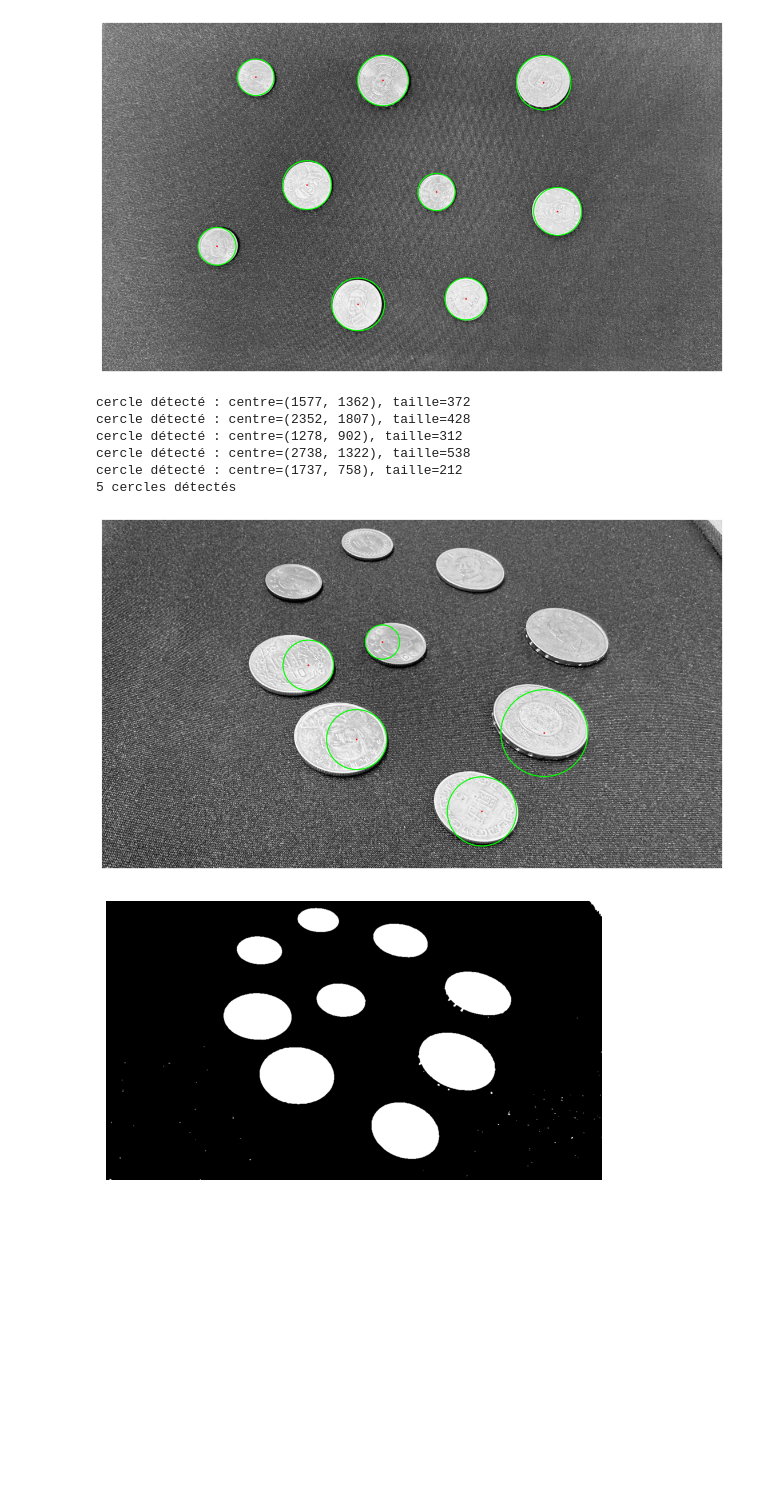
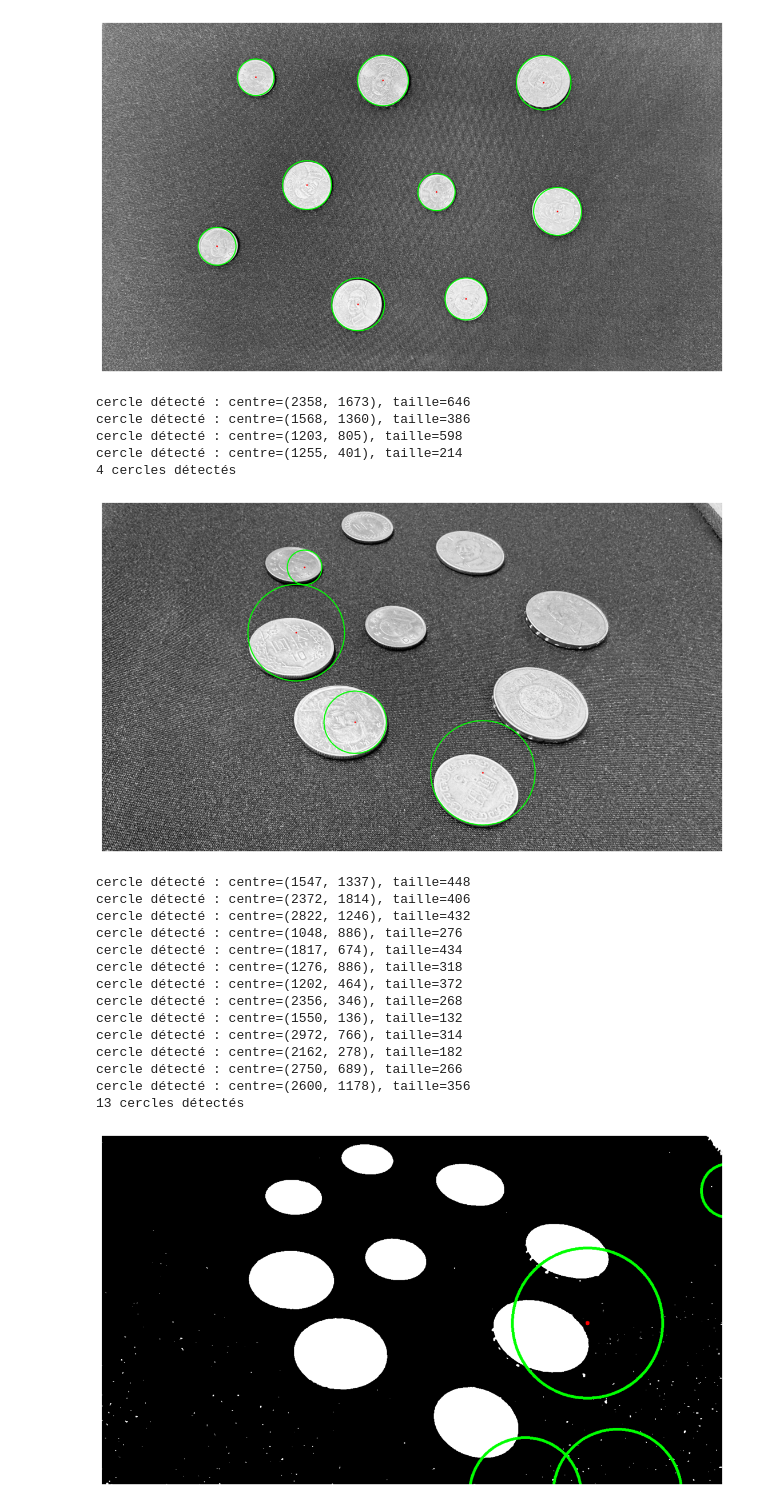
Before and after one commit to Wiwi-Stevant/Projet-Signeaux-3, a Jupyter notebook: eliott.ipynb, the cells around one changed output. Drawn from its saved outputs; the diff is of its cells as text; code cells hidden in the pictures; blank space fills up the shorter version.

```diff
--- a/eliott.ipynb
+++ b/eliott.ipynb
@@ -59,7 +59,7 @@ import cv2
 
 chemin = './data/image4.jpg'
 piece = cv2.imread(chemin, cv2.IMREAD_GRAYSCALE)
-echelle = 0.30
+echelle = 0.23
 piece_reduite = cv2.resize(piece, None, fx=echelle, fy=echelle, interpolation=cv2.INTER_AREA)
 piece_floue = cv2.medianBlur(piece_reduite, 5)
 image_resultat = cv2.cvtColor(piece, cv2.COLOR_GRAY2RGB)
@@ -71,7 +71,7 @@ cercles = cv2.HoughCircles(
     minDist=65,
     param1=135,
     param2=58,
-    minRadius=29,
+    minRadius=10,
     maxRadius=85,
 )
 
@@ -93,28 +93,68 @@ plt.imshow(image_resultat)
 plt.axis('off')
 plt.show()
 # %% [output]
-cercle détecté : centre=(1577, 1362), taille=372
-cercle détecté : centre=(2352, 1807), taille=428
-cercle détecté : centre=(1278, 902), taille=312
-cercle détecté : centre=(2738, 1322), taille=538
-cercle détecté : centre=(1737, 758), taille=212
-5 cercles détectés
+cercle détecté : centre=(2358, 1673), taille=646
+cercle détecté : centre=(1568, 1360), taille=386
+cercle détecté : centre=(1203, 805), taille=598
+cercle détecté : centre=(1255, 401), taille=214
+4 cercles détectés
-[figure, old version]
+[figure, new version]
 # %%
 import matplotlib.pyplot as plt
 import numpy as np
 import cv2
+import skimage as ski
 
 image = './data/image4.jpg'
 
 img = cv2.imread(image, cv2.IMREAD_GRAYSCALE)
-echelle = 0.30
+echelle = 0.4
 piece_reduite = cv2.resize(img, None, fx=echelle, fy=echelle, interpolation=cv2.INTER_AREA)
 piece_floue = cv2.medianBlur(piece_reduite, 5)
 seuil, img_binaire = cv2.threshold(piece_floue, 127, 255, cv2.THRESH_BINARY)
+image_resultat = cv2.cvtColor(img_binaire, cv2.COLOR_GRAY2RGB)
 
-plt.imshow(img_binaire, cmap='gray', vmin=0, vmax=255)
+cercles = cv2.HoughCircles(
+    img_binaire,
+    cv2.HOUGH_GRADIENT,
+    dp=1.2,
+    minDist=80,
+    param1=100,
+    param2=15,
+    minRadius=10,
+    maxRadius=100,
+)
+
+if img is None:
+    raise FileNotFoundError(f'Image introuvable : {image}')
+
+if cercles is None:
+    print('Aucun cercle détecté. Essaie de diminuer param2 ou ajuste minRadius/maxRadius.')
+else:
+    cercles = np.round(cercles[0] / echelle).astype(int)
+    for x, y, rayon in cercles:
+        cv2.circle(image_resultat, (x, y), rayon, (0, 255, 0), 5)
+        cv2.circle(image_resultat, (x, y), 5, (255, 0, 0), -1)
+        print(f'cercle détecté : centre=({x}, {y}), taille={rayon*2}')
+    print(f'{len(cercles)} cercles détectés')
+
+plt.figure(figsize=(14, 8))
+plt.imshow(image_resultat)
 plt.axis('off')
 plt.show()
 # %% [output]
+cercle détecté : centre=(1547, 1337), taille=448
+cercle détecté : centre=(2372, 1814), taille=406
+cercle détecté : centre=(2822, 1246), taille=432
+cercle détecté : centre=(1048, 886), taille=276
+cercle détecté : centre=(1817, 674), taille=434
+cercle détecté : centre=(1276, 886), taille=318
+cercle détecté : centre=(1202, 464), taille=372
+cercle détecté : centre=(2356, 346), taille=268
+cercle détecté : centre=(1550, 136), taille=132
+cercle détecté : centre=(2972, 766), taille=314
+cercle détecté : centre=(2162, 278), taille=182
+cercle détecté : centre=(2750, 689), taille=266
+cercle détecté : centre=(2600, 1178), taille=356
+13 cercles détectés
-[figure, old version]
+[figure, new version]
```
Also changed, not shown: parts of 1 cell of this notebook.
